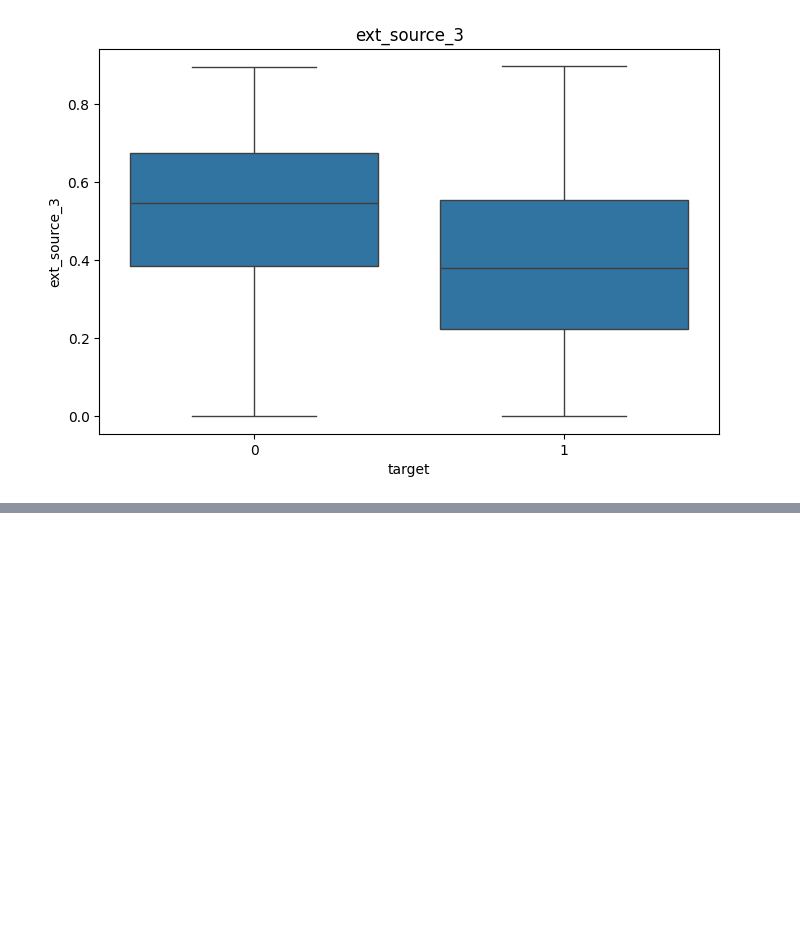
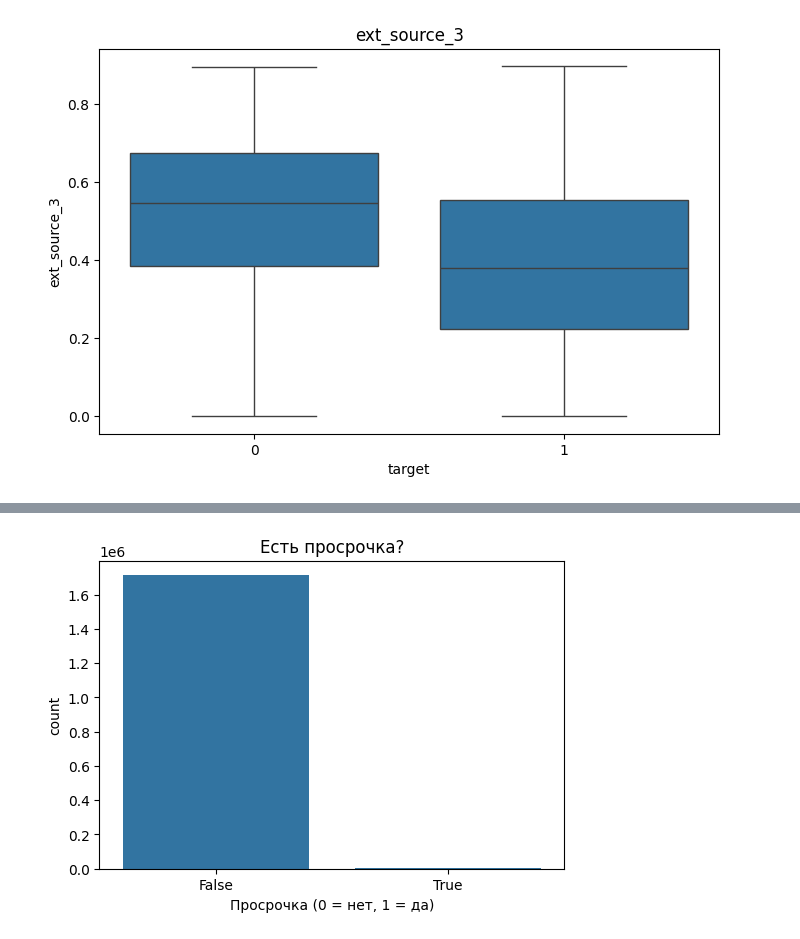
Before and after one commit to malakhovs04/Home-Credit-Default-Risk, a Jupyter notebook: check_tables.ipynb, the cells around one changed output, grey strips where cells are left out. Cells and saved outputs as stored; diff of their text form; code cells hidden in the pictures; blank space fills up the shorter version.

```diff
--- a/check_tables.ipynb
+++ b/check_tables.ipynb
@@ -299,0 +428,9 @@ plt.show()
+# %%
+df_bruean['has_overdue'] = (df_bruean['credit_day_overdue'] > 0)
+plt.figure(figsize=(6, 4))
+sns.countplot(data=df_bruean, x='has_overdue')
+plt.title('Есть просрочка?')
+plt.xlabel('Просрочка (0 = нет, 1 = да)')
+plt.show()
+# %% [output]
+[figure, added]
```
Also changed, not shown: parts of 10 cells of this notebook.
